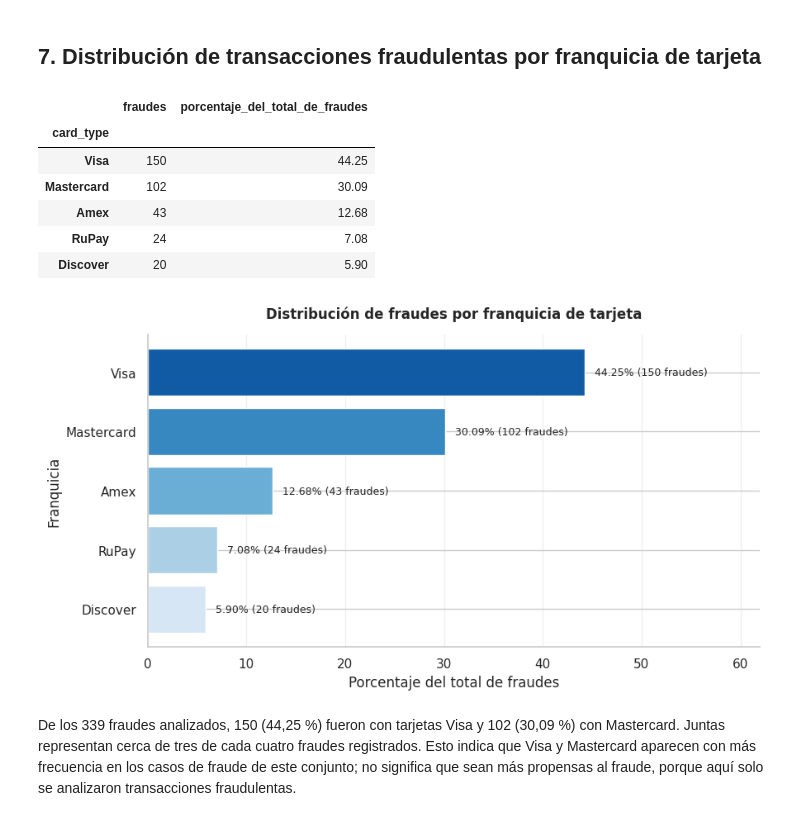
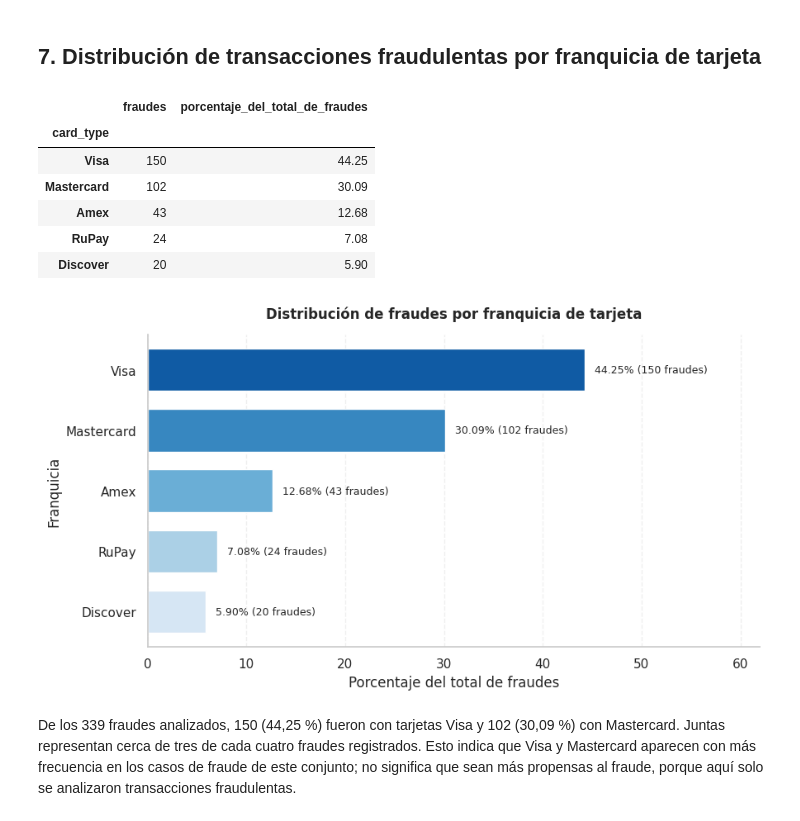
Before and after one commit to nashlypilar-collab/Intro_ciencia_tarea_grupo, a Jupyter notebook: FraudesTDC.ipynb, the cells around one changed output. Saved outputs shown, nothing was run; the diff lists cells and outputs as text; code cells hidden in the pictures.

```diff
--- a/FraudesTDC.ipynb
+++ b/FraudesTDC.ipynb
@@ -1002,7 +1002,7 @@ tabla_grafico = tabla_fraudes_franquicia.sort_values(
     ascending=True
 )
 
-# Crear gráfico horizontal
+# Crear el gráfico horizontal
 sns.set_theme(style="whitegrid")
 
 fig, ax = plt.subplots(figsize=(9, 5))
@@ -1012,45 +1012,49 @@ colores = sns.color_palette("Blues", n_colors=len(tabla_grafico))
 barras = ax.barh(
     tabla_grafico.index.astype(str),
     tabla_grafico["porcentaje_del_total_de_fraudes"],
-    color=colores
+    color=colores,
+    height=0.7
 )
 
-# Agregar porcentaje y cantidad al final de cada barra
+# Agregar el porcentaje y la cantidad de fraudes al final de cada barra
 for barra, (_, fila) in zip(barras, tabla_grafico.iterrows()):
     ax.text(
         barra.get_width() + 1,
         barra.get_y() + barra.get_height() / 2,
         f'{fila["porcentaje_del_total_de_fraudes"]:.2f}% '
         f'({int(fila["fraudes"])} fraudes)',
         va="center",
         fontsize=9
     )
 
 ax.set_title(
     "Distribución de fraudes por franquicia de tarjeta",
     weight="bold",
     pad=14
 )
 ax.set_xlabel("Porcentaje del total de fraudes")
 ax.set_ylabel("Franquicia")
 ax.set_xlim(
     0,
     tabla_grafico["porcentaje_del_total_de_fraudes"].max() * 1.4
 )
-ax.grid(axis="x", alpha=0.3)
+
+# Quitar las líneas horizontales y conservar las verticales
+ax.grid(False, axis="y")
+ax.grid(axis="x", linestyle="--", alpha=0.3)
 
 sns.despine()
 plt.tight_layout()
 plt.show()
 # %% [output]
 |  | fraudes | porcentaje_del_total_de_fraudes |
 | card_type |  |  |
 | Visa | 150 | 44.25 |
 | Mastercard | 102 | 30.09 |
 | Amex | 43 | 12.68 |
 | RuPay | 24 | 7.08 |
 | Discover | 20 | 5.90 |
-[figure, old version]
+[figure, new version]
 # %% [markdown]
 De los 339 fraudes analizados, 150 (44,25 %) fueron con tarjetas Visa y 102 (30,09 %) con Mastercard. Juntas representan cerca de tres de cada cuatro fraudes registrados. Esto indica que Visa y Mastercard aparecen con más frecuencia en los casos de fraude de este conjunto; no significa que sean más propensas al fraude, porque aquí solo se analizaron transacciones fraudulentas.
 # %% [markdown]
```
Also changed, not shown: parts of 8 cells of this notebook.
